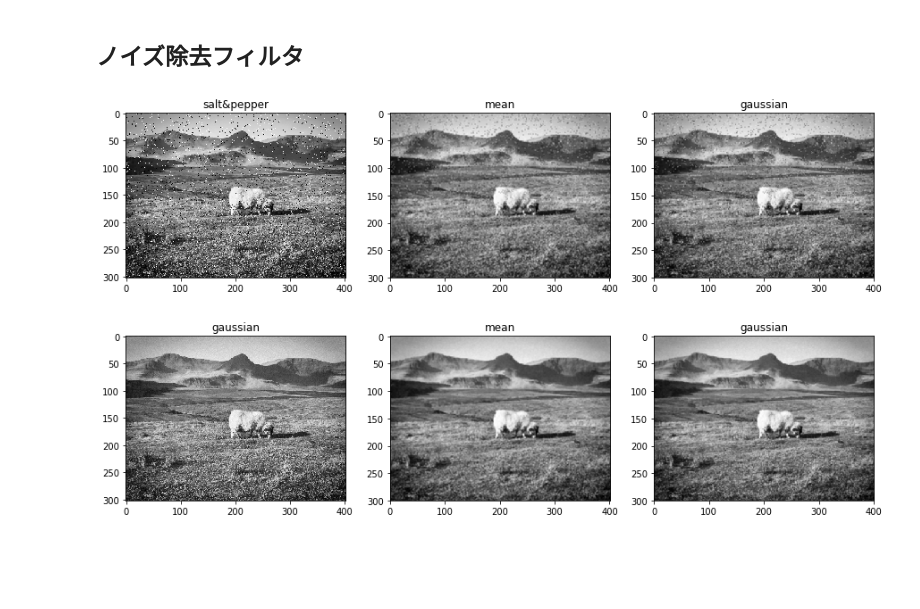
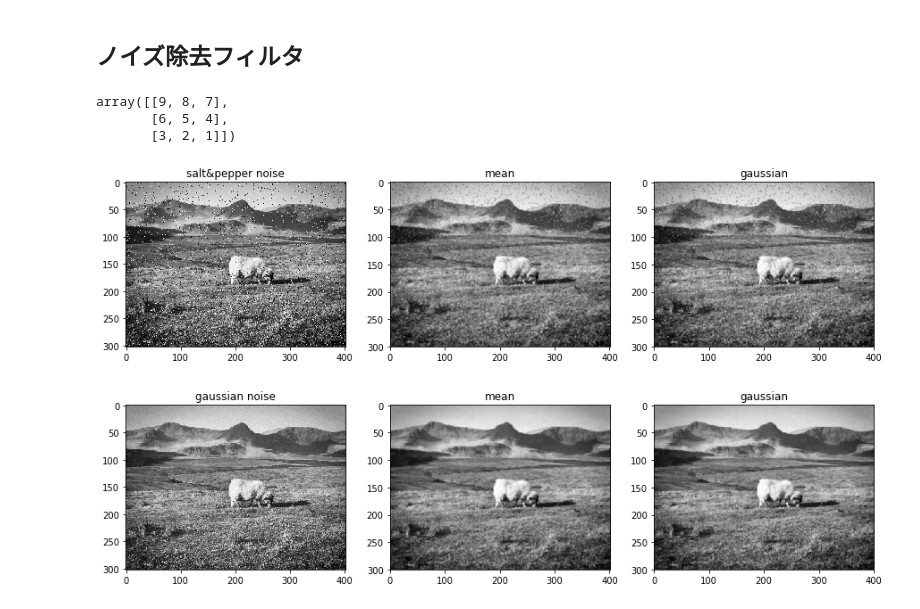
Before and after one commit to rikky0611/image_processing, a Jupyter notebook: filtering.ipynb, the cells around one changed output. Drawn from its saved outputs; the diff is of its cells as text; code cells hidden in the pictures; blank space fills up the shorter version.

```diff
--- a/filtering.ipynb
+++ b/filtering.ipynb
@@ -77,7 +77,8 @@ show_images([gray_img, salt_pepper_img, gaussian_img], ["gray", "salt&pepper", "
 ## ノイズ除去フィルタ
 # %%
 def convolution(img, kernel):
-    """ref: https://qiita.com/secang0/items/f3a3ff629988dc660d87
+    """厳密には相関の計算
+    ref: https://qiita.com/secang0/items/f3a3ff629988dc660d87
     """
     #部分行列の大きさを計算
     sub_shape = tuple(np.subtract(img.shape, kernel.shape) + 1)
@@ -89,22 +90,34 @@ def convolution(img, kernel):
     convolved_matrix = np.einsum('ij,ijkl->kl', kernel, submatrices)
 
     return convolved_matrix
+
+sample_img = np.array([[0,0,0,0,0],
+                                  [0,0,0,0,0],
+                                  [0,0,1,0,0],
+                                  [0,0,0,0,0],
+                                  [0,0,0,0,0]])
+sample_kernel = np.array([[1,2,3],[4,5,6],[7,8,9]])
+convolution(sample_img, sample_kernel)
+# %% [output]
+array([[9, 8, 7],
+       [6, 5, 4],
+       [3, 2, 1]])
 # %%
 mean_kernel = np.ones((3, 3))/9
 gaussian_kernel = np.array([[1, 2, 1], [2, 4, 2], [1, 2, 1]])/16
 show_images(
                         [salt_pepper_img,
                         convolution(salt_pepper_img, mean_kernel),
                         convolution(salt_pepper_img, gaussian_kernel)],
-                        ["salt&pepper", "mean", "gaussian"]
+                        ["salt&pepper noise", "mean", "gaussian"]
              )
 
 show_images(
                         [gaussian_img,
                         convolution(gaussian_img, mean_kernel),
                         convolution(gaussian_img, gaussian_kernel)],
-                        ["gaussian", "mean", "gaussian"]
+                        ["gaussian noise", "mean", "gaussian"]
              )
 # %% [output]
-[figure, old version]
+[figure, new version]
-[figure, old version]
+[figure, new version]
```
Also changed, not shown: parts of 2 cells of this notebook.
